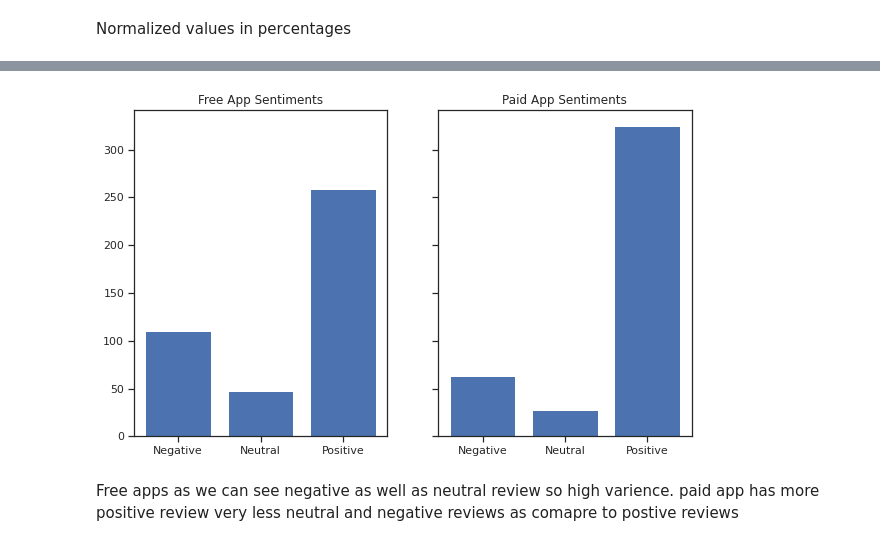
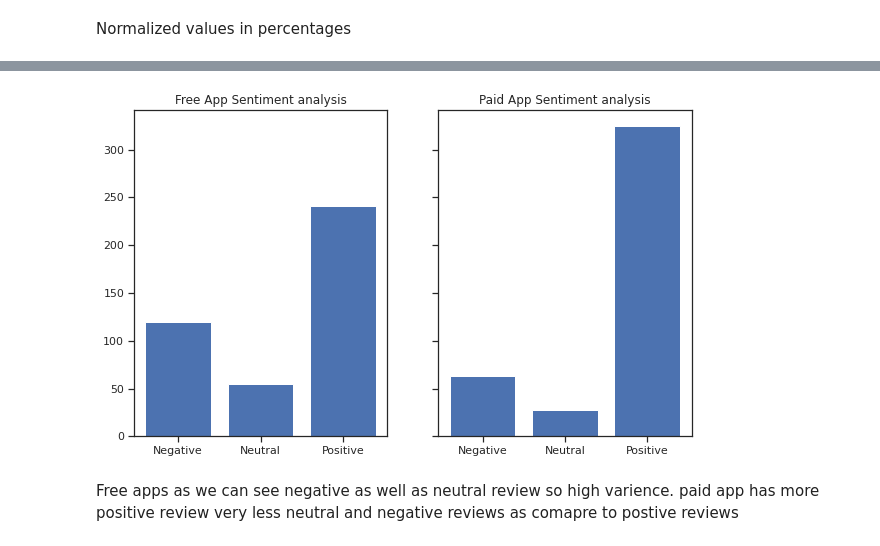
Before and after one commit to RishikaVerma21/Play-Store-Review-Analysis, a Jupyter notebook: Play_store_analysis_and_sentiment_analysis.ipynb, the cells around one changed output, grey strips where cells are left out. Drawn from its saved outputs; the diff is of its cells as text; code cells hidden in the pictures.

```diff
--- a/Play_store_analysis_and_sentiment_analysis.ipynb
+++ b/Play_store_analysis_and_sentiment_analysis.ipynb
@@ -736,43 +736,43 @@ Negative    15.144231
 Neutral      6.730769
 Name: Sentiment, dtype: float64
 # %%
-# Index and then drop the old index column when it is moved to the right as a new column
+# Reset index, then drop the old index column when it is moved to the right as a new column
 paid_apps = paid_apps.reset_index().drop(columns=["index"])
 free_apps = free_apps.reset_index().drop(columns=["index"])
 
-# Generate the list of random indexes applicable for free apps
-random_indexes = np.random.choice(len(free_apps)-1, len(paid_apps), replace=False)
+# Generate a list of random indexes applicable to free_apps
+random_indexes = np.random.choice(len(free_apps)-1, len(paid_apps))
 
-# Shorten free apps to the same size of paid apps & using a random selection
+# Shorten free_apps to the same size of paid_apps & using a random selection
 free_apps = free_apps.iloc[random_indexes]
 
-# Reset index of free apps
+# Reset index of free_apps
 free_apps = free_apps.reset_index().drop(columns=["index"])
 # %%
 # Generate values & counts for Sentiment columns in our dataframes & put them in dictionaries
 val_ct_free = np.unique(free_apps['Sentiment'],return_counts=True)
 free_data = {value: count for value, count in zip(val_ct_free[0],val_ct_free[1])}
 
 val_ct_paid = np.unique(paid_apps['Sentiment'],return_counts=True)
 paid_data = {value: count for value, count in zip(val_ct_paid[0],val_ct_paid[1])}
 
 
 # Put values and counts each in a different variable for use in plots, taken from dictionaries
 free_names = list(free_data.keys())
 free_values = list(free_data.values())
 paid_names = list(paid_data.keys())
 paid_values = list(paid_data.values())
 
 
 # Create a figure containing plots for each app type, sharing the y-axis for comparison
 fig, axs = plt.subplots(1, 2, figsize=(10, 6),sharey=True)
 axs[0].bar(free_names, free_values)
-axs[0].set_title("Free App Sentiments")
+axs[0].set_title("Free App Sentiment analysis")
 axs[1].bar(paid_names, paid_values)
-axs[1].set_title("Paid App Sentiments")
+axs[1].set_title("Paid App Sentiment analysis")
 plt.show()
 # %% [output]
-[figure, old version]
+[figure, new version]
 # %% [markdown]
 Free apps as we can see negative as well as neutral review so high varience. paid app has more positive review very less neutral and negative reviews as comapre to postive reviews
 # %%
```
Also changed, not shown: parts of 1 cell of this notebook.
